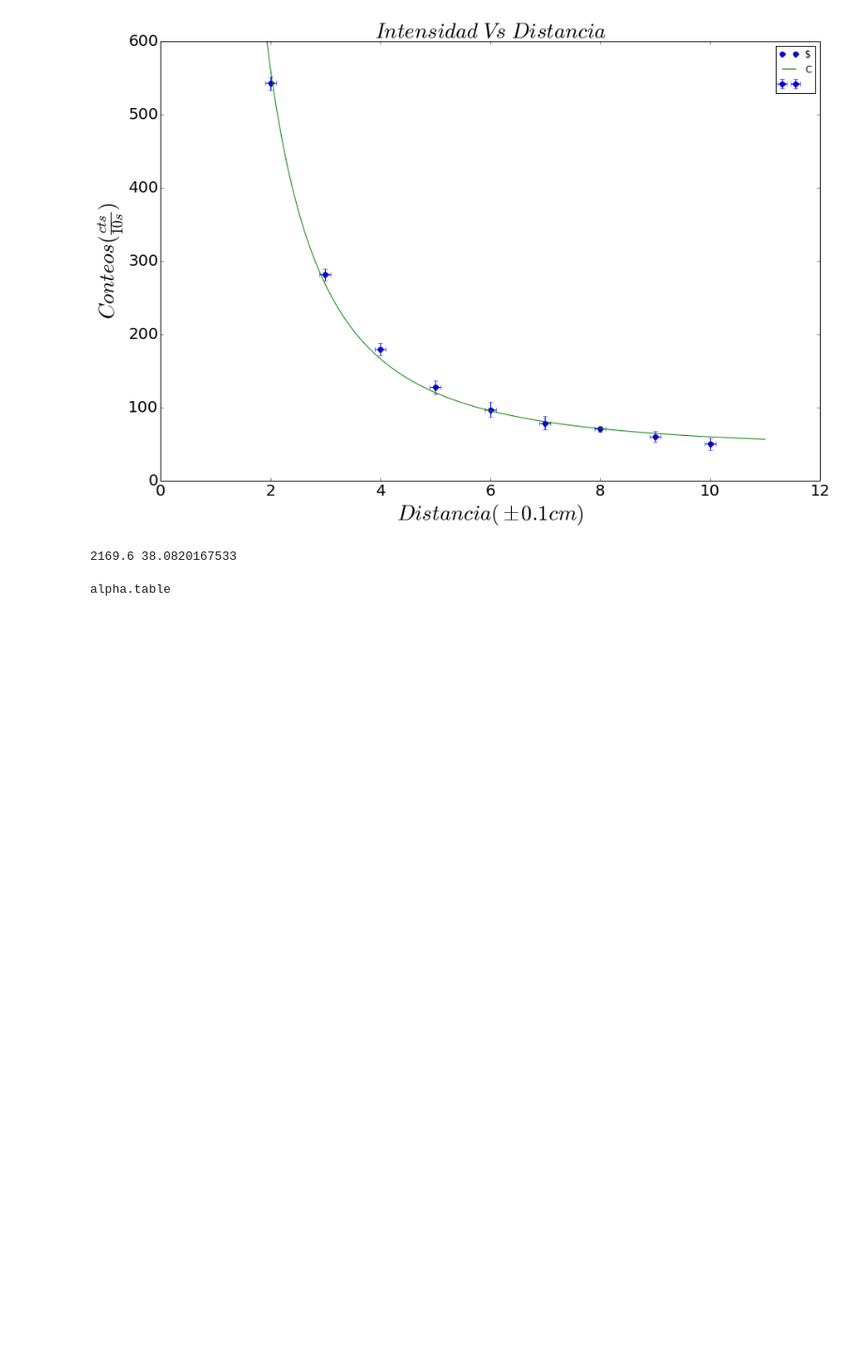
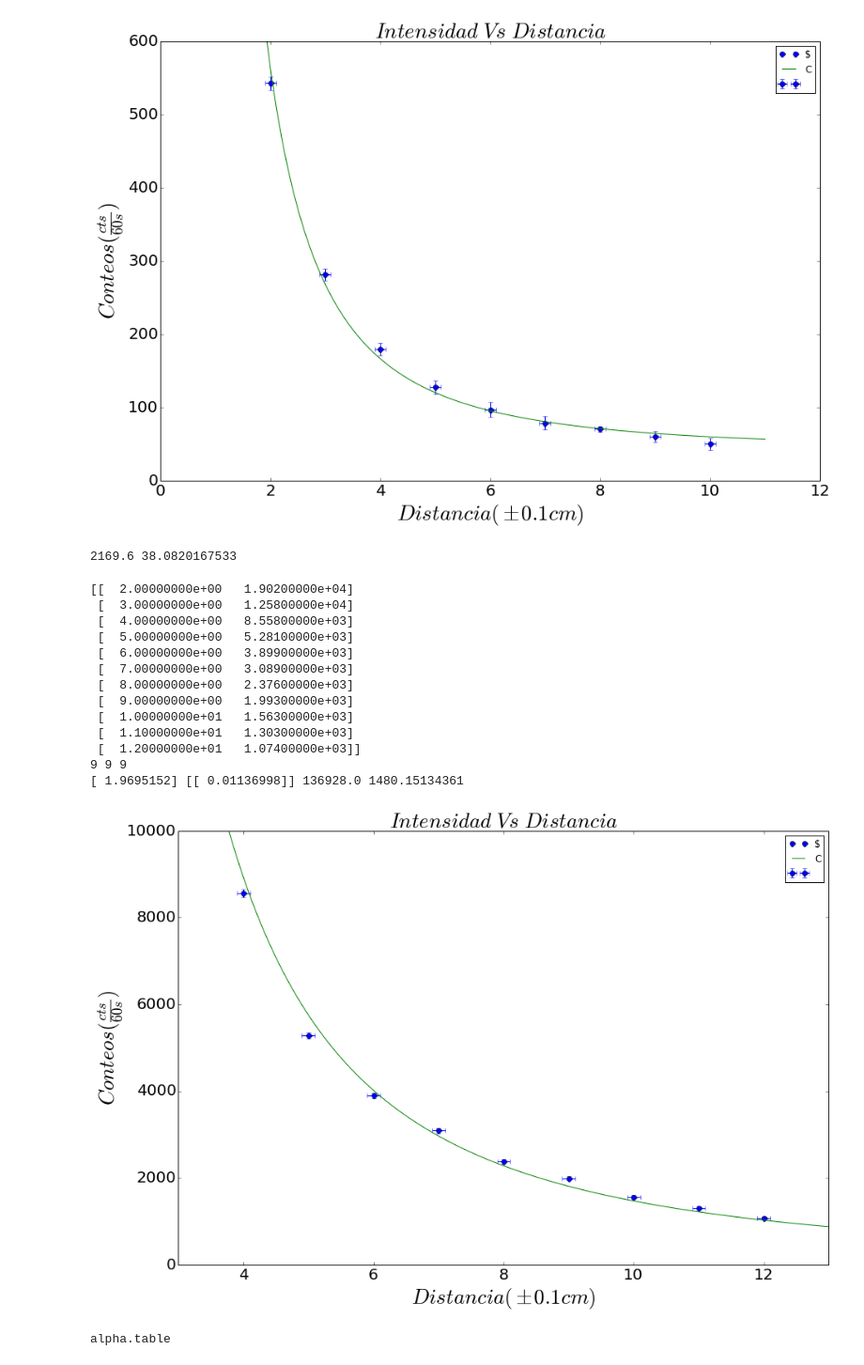
Before and after one commit to jdprada1760/Laboratorio-Intermedio, a Jupyter notebook: Radiactividad/Analisis.ipynb, the cells around one changed output. Shown at 94% size. Drawn from its saved outputs; the diff is of its cells as text; code cells hidden in the pictures; blank space fills up the shorter version.

```diff
--- a/Radiactividad/Analisis.ipynb
+++ b/Radiactividad/Analisis.ipynb
@@ -156,7 +161,7 @@ ax.legend( r"$C = 40.606\pm 5.05 + \frac{2169.6\pm38.1}{d^{2.055\pm0.036}}$")
 ax.set_ylim(0,600)
 ax.tick_params(axis='x', labelsize=12)
 ax.tick_params(axis='y', labelsize=12)
-ax.set_ylabel(r"$Conteos (\frac{cts}{10s})$", fontsize = 27)
+ax.set_ylabel(r"$Conteos (\frac{cts}{60s})$", fontsize = 27)
 ax.set_xlabel(r"$Distancia(\pm0.1cm)$", fontsize = 27)
 ax.set_title("$Intensidad\ Vs\ Distancia$", fontsize = 27)
 for tick in ax.xaxis.get_major_ticks():
@@ -172,6 +177,69 @@ fig.savefig('distancia.jpg')
 print 4*x[0], 4*sigmax[0]
 # %% [output]
 2169.6 38.0820167533
+# %%
+a = np.loadtxt("./P7/leycuadrado.data", delimiter= ',')
+print a
+from scipy import optimize
+
+d = a.T[0].T[2:]
+x = a.T[1].T[2:]
+d2 = a.T[0].T[2:]
+x2 = a.T[1].T[2:]
+
+sigmax2 = np.sqrt(x2)
+print len(d2),len(x2),len(sigmax2)
+
+sigmax = np.sqrt(x)
+#sigmax2[0] = 10*sigmax2[0]
+#sigmax2[1] = 10*sigmax2[1]
+
+def fun(d,c):
+    return log(16*x[0])-c*log(d)
+def fun2(d,c):
+    return (16*x[0])/(d**c)
+
+params1, errors1 = optimize.curve_fit(fun,d,log(x), sigma = 1/sigmax, maxfev = 100000)
+
+print params1,sqrt(errors1), 16*x[0], 16*sigmax[0]
+
+fig = plt.figure(figsize = (15,10))
+ax = fig.add_subplot(111)
+d1 = linspace(1.5,13,1000)
+ax.errorbar(d2, x2, fmt = "o",yerr = sigmax2, xerr = 0.1, markersize = 7  )
+ax.plot(d1,fun2(d1,params1[0]))
+ax.legend( r"$C = \frac{136928\pm1480}{d^{1.969\pm0.011}}$")
+ax.set_ylim(0,10000)
+ax.set_xlim(3,13)
+ax.tick_params(axis='x', labelsize=12)
+ax.tick_params(axis='y', labelsize=12)
+ax.set_ylabel(r"$Conteos (\frac{cts}{60s})$", fontsize = 27)
+ax.set_xlabel(r"$Distancia(\pm0.1cm)$", fontsize = 27)
+ax.set_title("$Intensidad\ Vs\ Distancia$", fontsize = 27)
+for tick in ax.xaxis.get_major_ticks():
+                tick.label.set_fontsize(20)
+for tick in ax.yaxis.get_major_ticks():
+                tick.label.set_fontsize(20)
+                # specify integer or one of preset strings, e.g.
+                #tick.label.set_fontsize('x-small')
+fig.savefig('cuadrados.jpg')
+cuadrados = array([d,x,sigmax]).T
+savetxt("cuadrado",cuadrados,delimiter = "&",fmt=['%.2f','%d','%.2f'] )
+# %% [output]
+[[  2.00000000e+00   1.90200000e+04]
+ [  3.00000000e+00   1.25800000e+04]
+ [  4.00000000e+00   8.55800000e+03]
+ [  5.00000000e+00   5.28100000e+03]
+ [  6.00000000e+00   3.89900000e+03]
+ [  7.00000000e+00   3.08900000e+03]
+ [  8.00000000e+00   2.37600000e+03]
+ [  9.00000000e+00   1.99300000e+03]
+ [  1.00000000e+01   1.56300000e+03]
+ [  1.10000000e+01   1.30300000e+03]
+ [  1.20000000e+01   1.07400000e+03]]
+9 9 9
+[ 1.9695152] [[ 0.01136998]] 136928.0 1480.15134361
+[figure, added]
 # %%
 !ls ./P8
 # %% [output]
```
Also changed, not shown: parts of 16 cells of this notebook, 1 other file.
